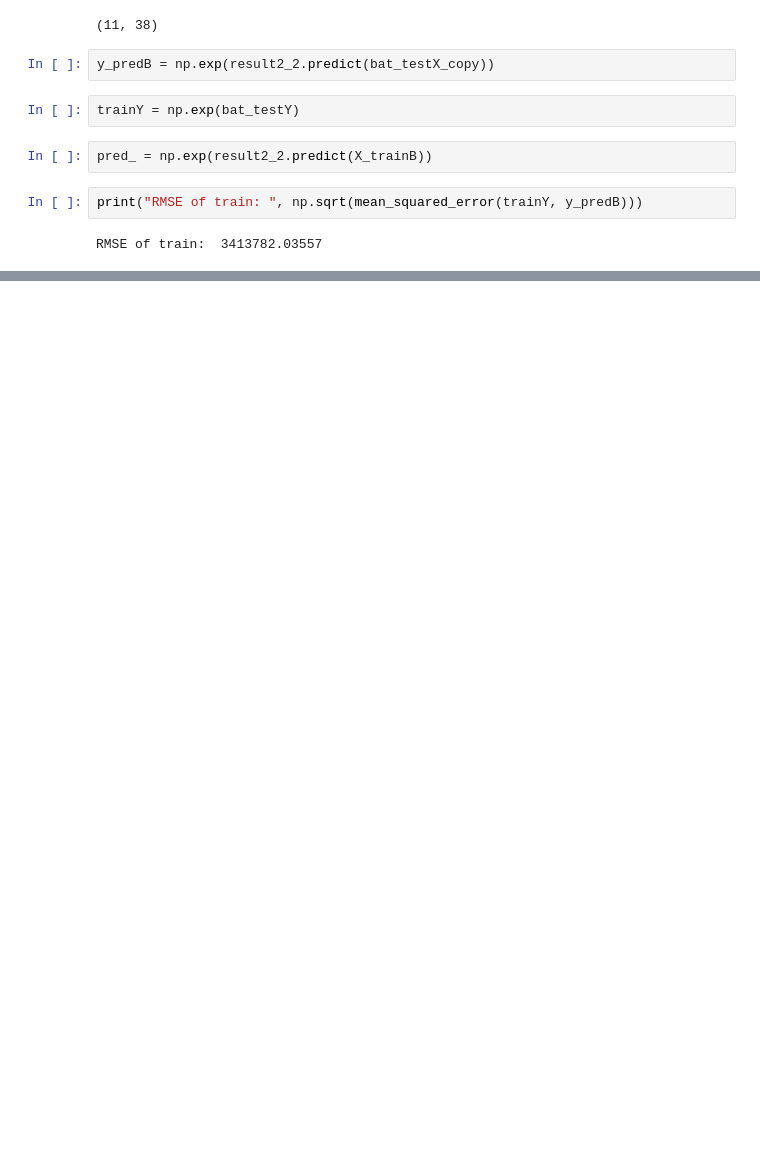
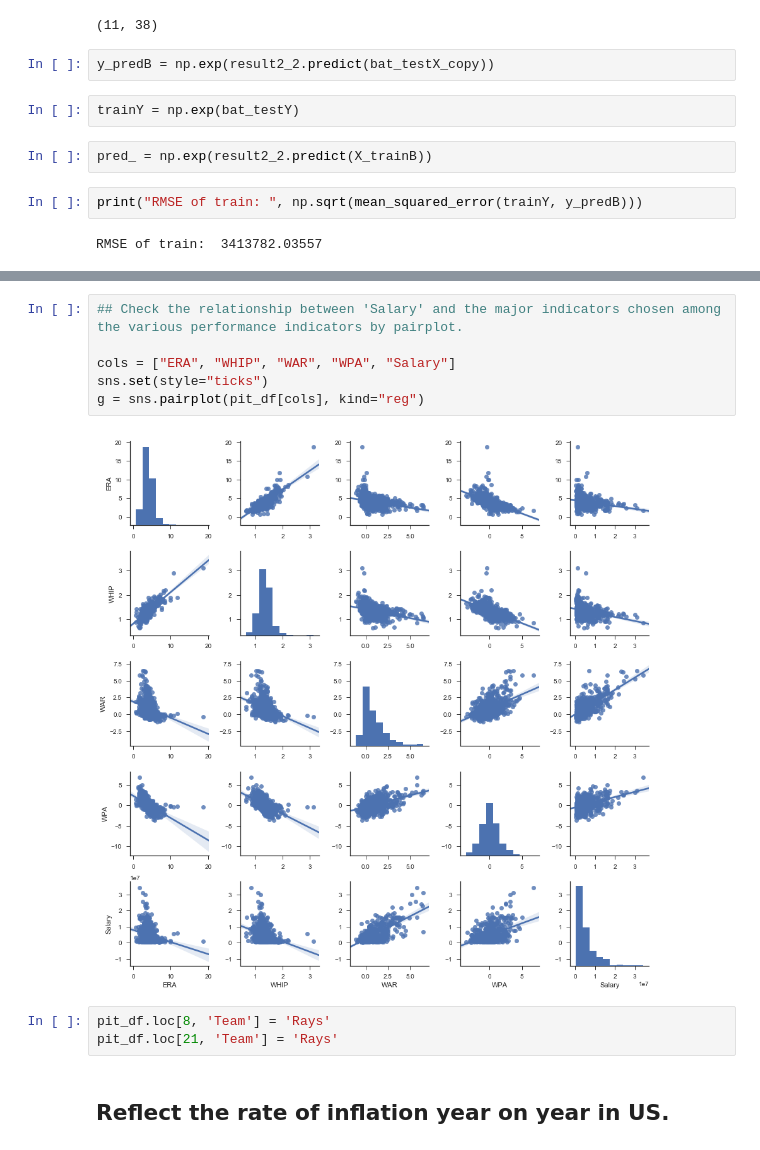
Before and after one commit to nano199019/Personal_Project, a Jupyter notebook: MLB_Project/5th.ipynb, the cells around one changed output, grey strips where cells are left out. Cells and saved outputs as stored; diff of their text form; blank space fills up the shorter version.

```diff
--- a/MLB_Project/5th.ipynb
+++ b/MLB_Project/5th.ipynb
@@ -821,0 +918,13 @@ RMSE of train:  3413782.03557
+# %%
+## Check the relationship between 'Salary' and the major indicators chosen among the various performance indicators by pairplot.
+
+cols = ["ERA", "WHIP", "WAR", "WPA", "Salary"]
+sns.set(style="ticks")
+g = sns.pairplot(pit_df[cols], kind="reg")
+# %% [output]
+[figure, added]
+# %%
+pit_df.loc[8, 'Team'] = 'Rays'
+pit_df.loc[21, 'Team'] = 'Rays'
+# %% [markdown]
+## Reflect the rate of inflation year on year in US.
```
Also changed, not shown: parts of 97 cells of this notebook.
